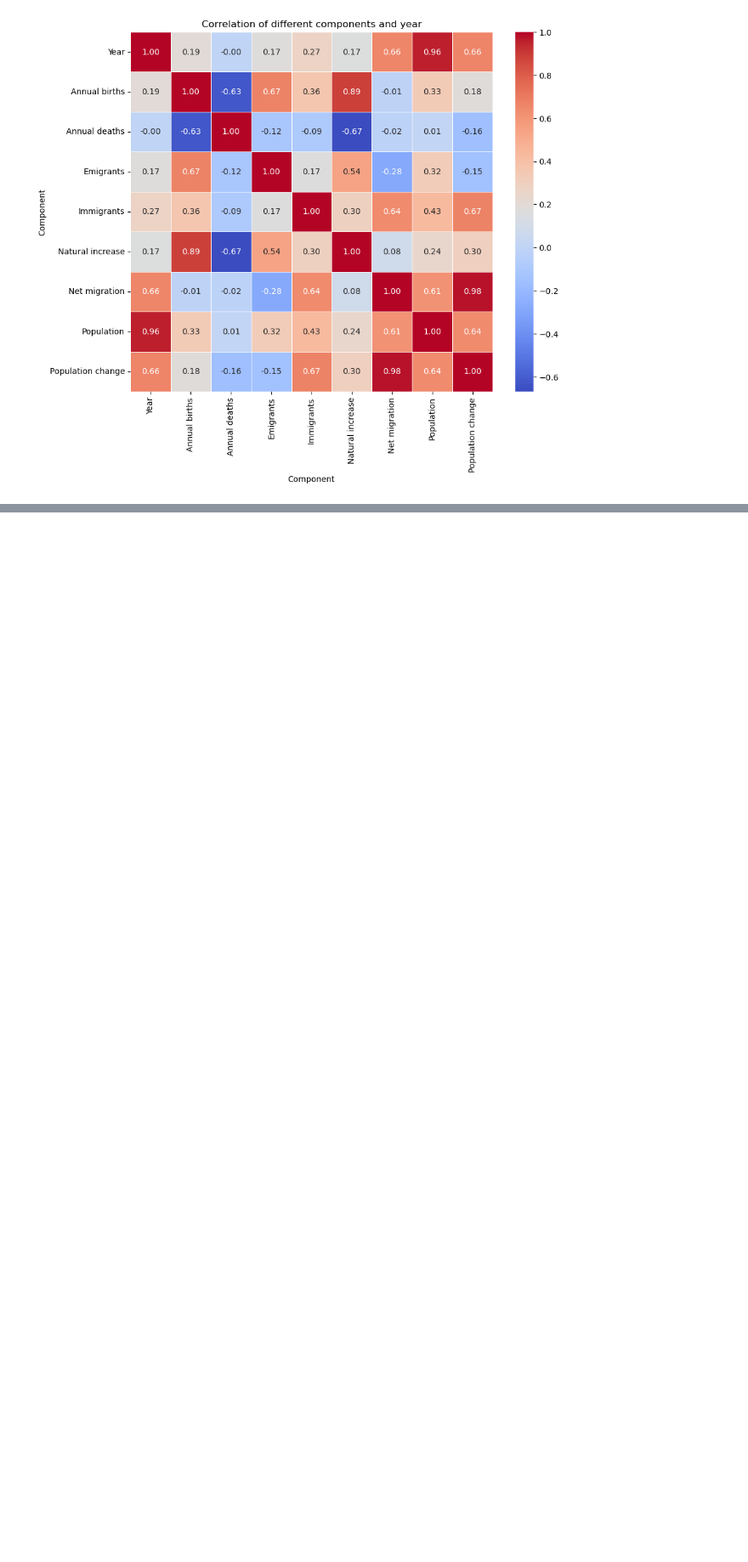
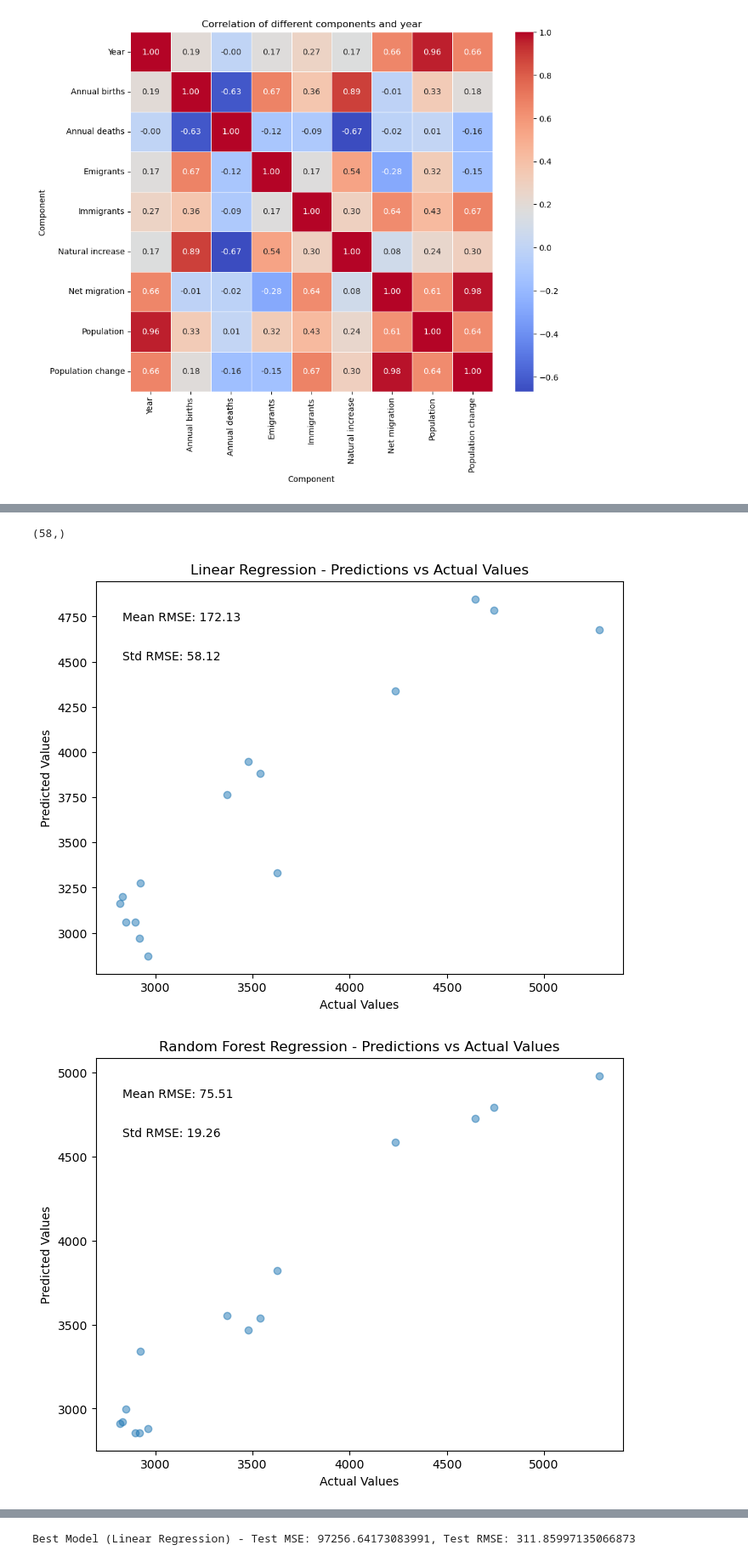
Before and after one commit to ukarthikvarmaCCT/Continous_Assessment_1, a Jupyter notebook: CA1_notebook.ipynb, the cells around one changed output, grey strips where cells are left out. Shown at 85% size. Cells and saved outputs as stored; diff of their text form; code cells hidden in the pictures; blank space fills up the shorter version.

```diff
--- a/CA1_notebook.ipynb
+++ b/CA1_notebook.ipynb
@@ -342,0 +377,61 @@ plt.show()
+# %%
+# Scaling the values
+scaler = StandardScaler()
+X_null_zero_train_scaled = scaler.fit_transform(X_null_zero_train)
+X_null_zero_test_scaled = scaler.fit_transform(X_null_zero_test)
+X_na_mean_train_scaled = scaler.fit_transform(X_na_mean_train)
+X_na_mean_test_scaled = scaler.fit_transform(X_na_mean_test)
+# %%
+y_null_zero_train.shape
+# %% [output]
+(58,)
+# %%
+# initilizing machine learning models
+linear_reg = LinearRegression()
+random_forest = RandomForestRegressor()
+svm = SVR()
+# %%
+# creating a dictionary for models
+models = {
+    'Linear Regression': linear_reg,
+    'Random Forest Regression': random_forest,
+    'Support Vector Machine': svm
+}
+# %%
+# applying the machine learning models to the training and testing data when null values are replaced with zeros
+for model_name, model in models.items():
+    mse_scores = -cross_val_score(model, X_null_zero_train_scaled, y_null_zero_train, cv = 5, scoring = 'neg_mean_squared_error')
+    rmse_scores = mse_scores ** 0.5
+
+    # plotting the predections actual values vs predicted values
+    model.fit(X_null_zero_train_scaled, y_null_zero_train)
+    y_pred = model.predict(X_null_zero_test_scaled)
+
+    plt.figure(figsize=(8,6))
+    plt.scatter(y_null_zero_test, y_pred, alpha=0.5)
+    plt.title('{} - Predictions vs Actual Values'.format(model_name))
+    plt.xlabel('Actual Values')
+    plt.ylabel('Predicted Values')
+
+
+    plt.text(0.05, 0.9, f'Mean RMSE: {rmse_scores.mean():.2f}', transform=plt.gca().transAxes)
+    plt.text(0.05, 0.8, f'Std RMSE: {rmse_scores.std():.2f}', transform=plt.gca().transAxes)
+
+    plt.savefig('{} - Predictions vs Actual Values'.format(model_name)+'.png')
+    plt.show()
+
+
+
+
+best_model_name = min(models, key = lambda x: mse_scores.mean())
+best_model = models[best_model_name]
+
+best_model.fit(X_null_zero_train_scaled, y_null_zero_train)
+
+y_pred_best = best_model.predict(X_null_zero_test_scaled)
+test_mse = mean_squared_error(y_null_zero_test, y_pred_best)
+test_rmse = mean_squared_error(y_null_zero_test, y_pred_best, squared=False)
+print("Best Model ({}) - Test MSE: {}, Test RMSE: {}".format(best_model_name,test_mse,test_rmse))
+# %% [output]
+[figure, added]
+[figure, added]
@@ -342,0 +439 @@ plt.show()
+Best Model (Linear Regression) - Test MSE: 97256.64173083991, Test RMSE: 311.85997135066873
```
Also changed, not shown: parts of 17 cells of this notebook, 12 other files.
